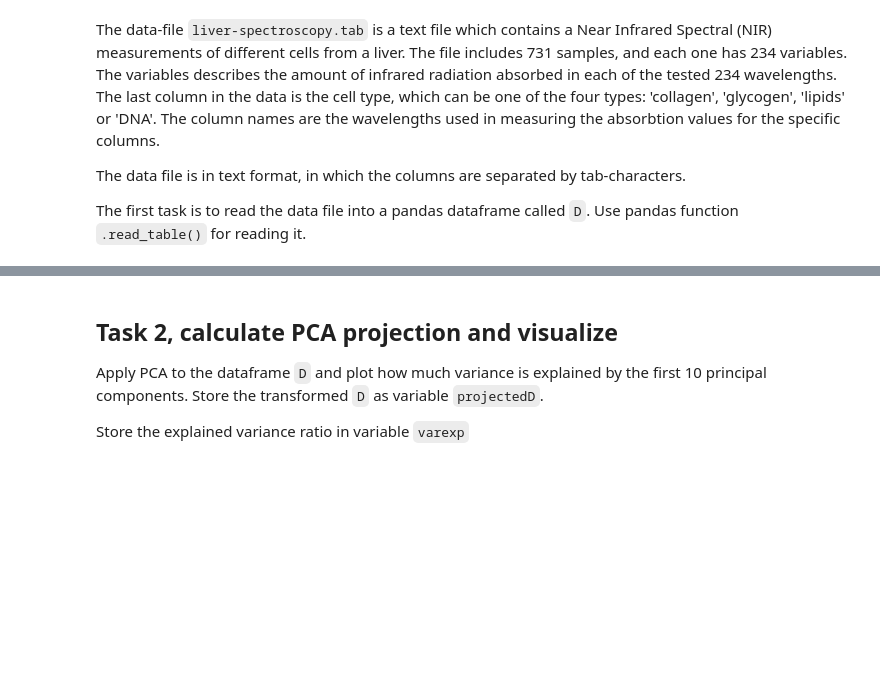
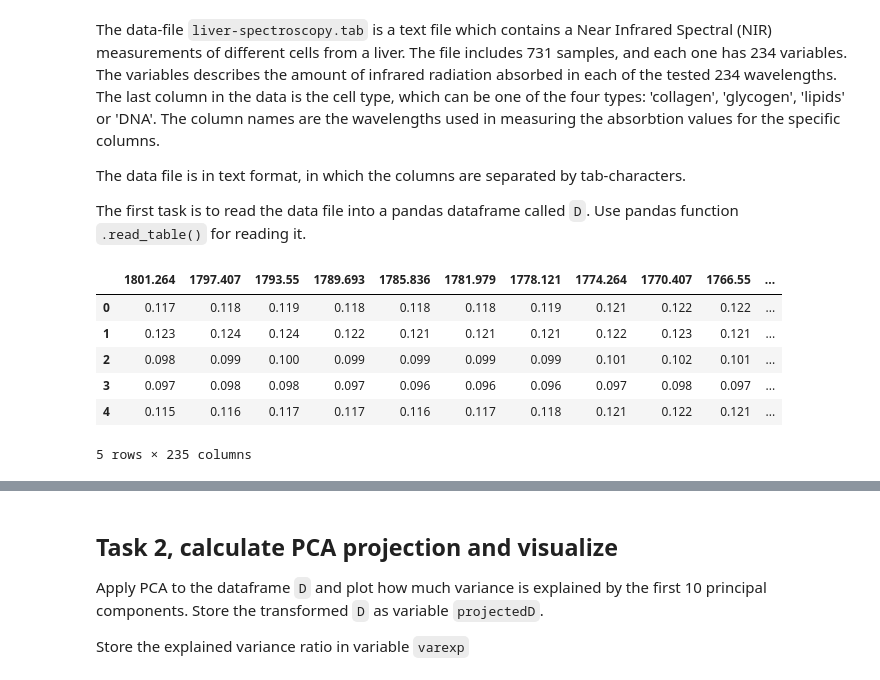
Before and after one commit to Hassan-Yousefi-Halvaei/Python-Codes, a Jupyter notebook: Exercises/Exercise4/Subspace_projections.ipynb, the cells around one changed output, grey strips where cells are left out. Cells and saved outputs as stored; diff of their text form; code cells hidden in the pictures; blank space fills up the shorter version.

```diff
--- a/Exercises/Exercise4/Subspace_projections.ipynb
+++ b/Exercises/Exercise4/Subspace_projections.ipynb
@@ -43,7 +43,20 @@ The data file is in text format, in which the columns are separated by tab-chara
 The first task is to read the data file into a pandas dataframe called `D`. Use pandas function `.read_table()` for reading it.
 # %%
 # YOUR CODE HERE
-raise NotImplementedError()
+import pandas as pd
+
+file_path = "https://raw.githubusercontent.com/pevalisuo/AML/master/Exercises/Exercise4/liver-spectroscopy.tab"
+
+D = pd.read_table(file_path)
+D.head()
+# %% [output]
+|  | 1801.264 | 1797.407 | 1793.55 | 1789.693 | 1785.836 | 1781.979 | 1778.121 | 1774.264 | 1770.407 | 1766.55 | ... |
+| 0 | 0.117 | 0.118 | 0.119 | 0.118 | 0.118 | 0.118 | 0.119 | 0.121 | 0.122 | 0.122 | ... |
+| 1 | 0.123 | 0.124 | 0.124 | 0.122 | 0.121 | 0.121 | 0.121 | 0.122 | 0.123 | 0.121 | ... |
+| 2 | 0.098 | 0.099 | 0.100 | 0.099 | 0.099 | 0.099 | 0.099 | 0.101 | 0.102 | 0.101 | ... |
+| 3 | 0.097 | 0.098 | 0.098 | 0.097 | 0.096 | 0.096 | 0.096 | 0.097 | 0.098 | 0.097 | ... |
+| 4 | 0.115 | 0.116 | 0.117 | 0.117 | 0.116 | 0.117 | 0.118 | 0.121 | 0.122 | 0.121 | ... |
+5 rows × 235 columns
 # %%
 assert('D' in globals()), \
     print("Use name D for NIR data, please.")
```
Also changed, not shown: parts of 2 cells of this notebook.
